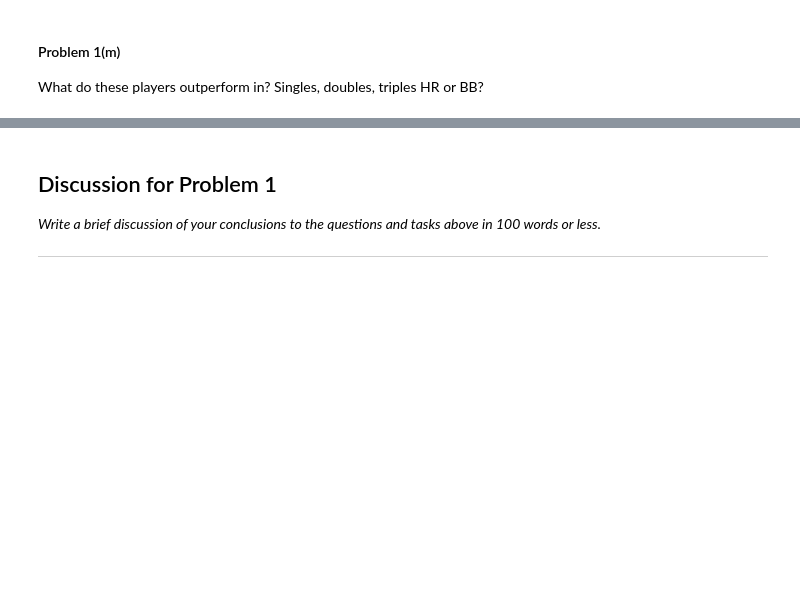
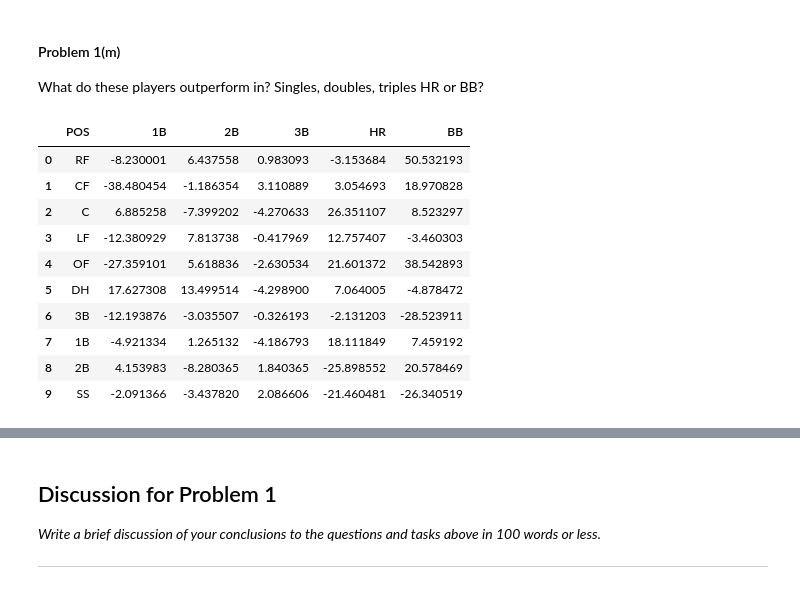
Before and after one commit to zchen1018/CS109-Harvard, a Jupyter notebook: Homework/HW3.ipynb, the cells around one changed output, grey strips where cells are left out. Saved outputs shown, nothing was run; the diff lists cells and outputs as text; code cells hidden in the pictures; blank space fills up the shorter version.

```diff
--- a/Homework/HW3.ipynb
+++ b/Homework/HW3.ipynb
@@ -190,0 +365,4 @@ Pick one players from one of each of these 10 position C, 1B, 2B, 3B, SS, LF, CF
+# %%
+# 10 positions to fill
+posleft = list(minSalaryByPos.index)
+print posleft
@@ -190,0 +371,29 @@ Pick one players from one of each of these 10 position C, 1B, 2B, 3B, SS, LF, CF
+# %%
+pick_playerID = []
+moneyleft = 35*10**6
+
+for i in range(len(posleft)):
+    #print posleft[0]
+    # you need to have at least this much left to not go over in the next picks
+    maxmoney = moneyleft - sum([minSalaryByPos[x] for x in posleft[:-1] ])
+    #print "maxmoney: " + str(maxmoney)
+    # consider only players in positions we have not selected
+    temp = playerLS_sub[(playerLS_sub.POS == posleft[0]) & (playerLS_sub.median_salary <= maxmoney)]
+
+    #print temp.shape
+    # pick the one that stands out the most from what is expected given his salary
+    X_train = temp.median_salary
+    Y_train = temp.OPW
+    lr.fit(X_train[:, np.newaxis], Y_train)
+    y_predict = lr.predict(temp.median_salary[:, np.newaxis])
+    residuals = temp.OPW - y_predict
+    ind = np.argmax(residuals)
+    pick_playerID.append(temp.playerID[ind])
+    # remove position we just filled from posleft
+    posleft.remove(posleft[0])
+    moneyleft = moneyleft - temp.median_salary[ind]
+
+pick = pd.DataFrame(pick_playerID)
+pick.rename(columns = {0:"playerID"}, inplace=True)
+pick = pick.merge(playerLS_sub, how = 'left', on ='playerID')
+pick[['POS', 'nameFirst', 'nameLast', 'OPW', 'median_salary']]
@@ -195,0 +415,20 @@ What do these players outperform in? Singles, doubles, triples HR or BB?
+# %%
+### Your code here ###
+def multi(df):
+    df[['1B', '2B', '3B', 'HR', 'BB']] = df[['1B', '2B', '3B', 'HR', 'BB']].apply(lambda x: x *1000, axis = 0)
+    return df
+
+pick_outperform = pick[['POS', '1B', '2B', '3B', 'HR', 'BB']].groupby('POS').apply(multi)
+pick_outperform
+# %% [output]
+|  | POS | 1B | 2B | 3B | HR | BB |
+| 0 | RF | -8.230001 | 6.437558 | 0.983093 | -3.153684 | 50.532193 |
+| 1 | CF | -38.480454 | -1.186354 | 3.110889 | 3.054693 | 18.970828 |
+| 2 | C | 6.885258 | -7.399202 | -4.270633 | 26.351107 | 8.523297 |
+| 3 | LF | -12.380929 | 7.813738 | -0.417969 | 12.757407 | -3.460303 |
+| 4 | OF | -27.359101 | 5.618836 | -2.630534 | 21.601372 | 38.542893 |
+| 5 | DH | 17.627308 | 13.499514 | -4.298900 | 7.064005 | -4.878472 |
+| 6 | 3B | -12.193876 | -3.035507 | -0.326193 | -2.131203 | -28.523911 |
+| 7 | 1B | -4.921334 | 1.265132 | -4.186793 | 18.111849 | 7.459192 |
+| 8 | 2B | 4.153983 | -8.280365 | 1.840365 | -25.898552 | 20.578469 |
+| 9 | SS | -2.091366 | -3.437820 | 2.086606 | -21.460481 | -26.340519 |
```
Also changed, not shown: parts of 33 cells of this notebook.
